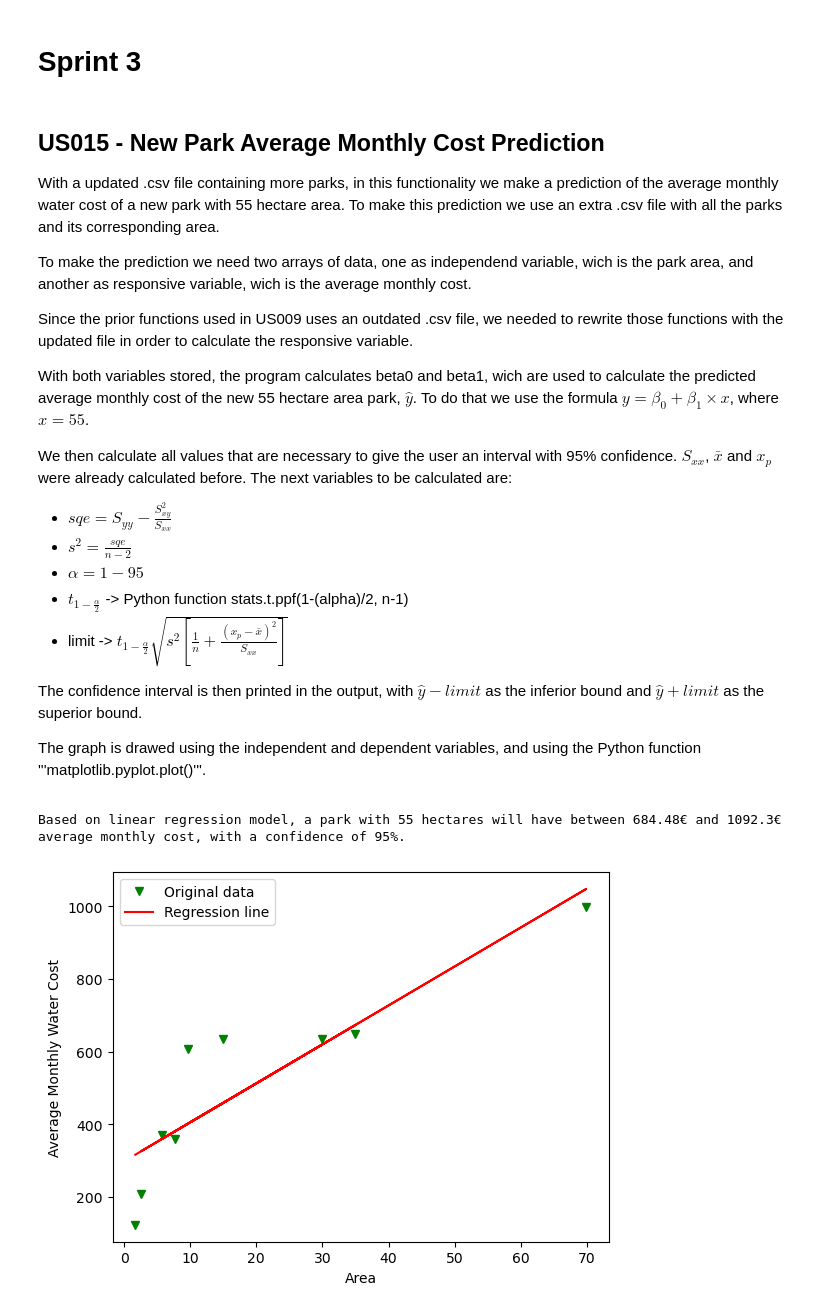
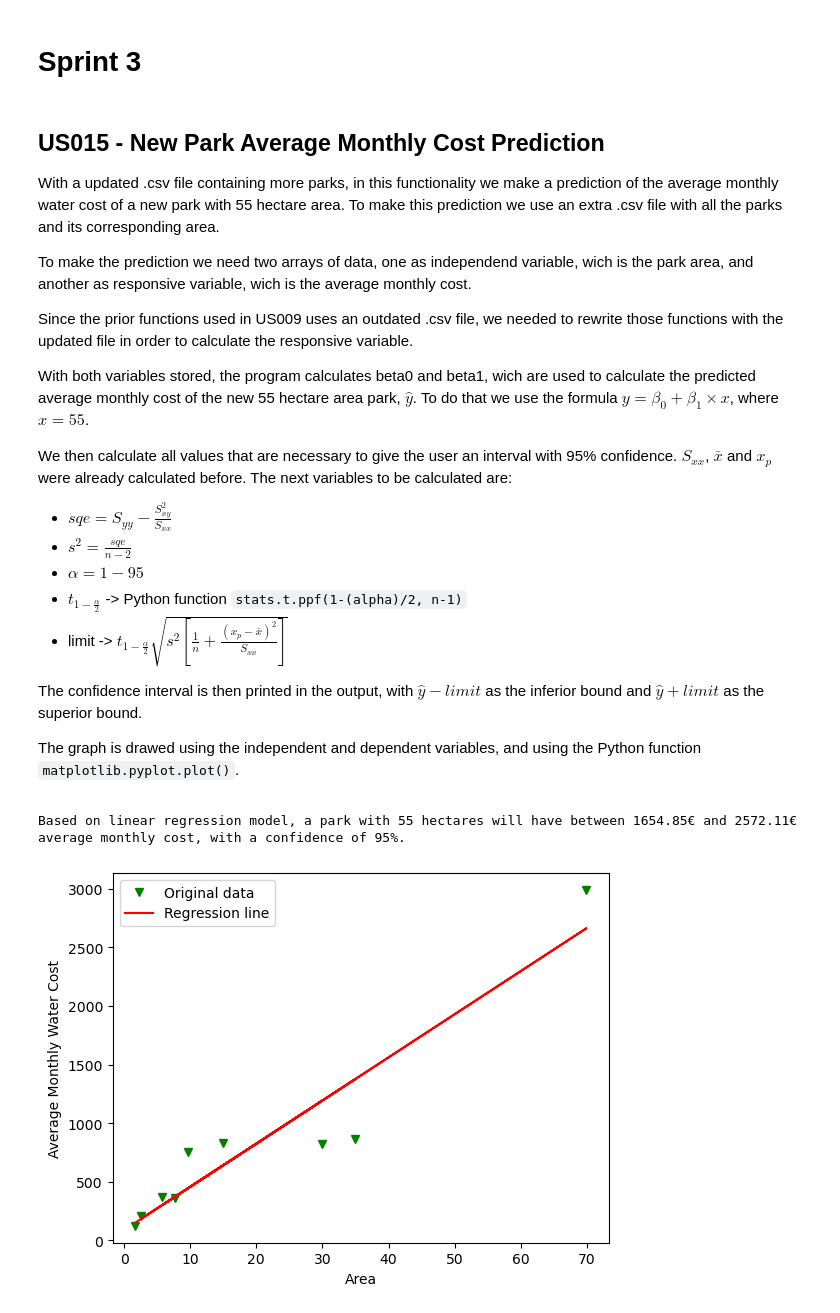
Before and after one commit to Departamento-de-Engenharia-Informatica/lei-24-s2-1dkl-g134, a Jupyter notebook: MATCP Deliverables/MATCP-US-Solutions.ipynb, the cells around one changed output. Drawn from its saved outputs; the diff is of its cells as text; code cells hidden in the pictures.

````diff
--- a/MATCP Deliverables/MATCP-US-Solutions.ipynb
+++ b/MATCP Deliverables/MATCP-US-Solutions.ipynb
@@ -296,13 +296,13 @@ We then calculate all values that are necessary to give the user an interval wit
 - $sqe = S_{yy} - \frac{S^{2}_{xy}}{S_{xx}}$
 - $s^{2} = \frac{sqe}{n-2}$
 - $\alpha = 1 - 95%$
-- $t_{1-\frac{\alpha}{2}}$ -> Python function stats.t.ppf(1-(alpha)/2, n-1)
+- $t_{1-\frac{\alpha}{2}}$ -> Python function ```stats.t.ppf(1-(alpha)/2, n-1)```
 - limit -> $t_{1-\frac{\alpha}{2}}\sqrt{s^{2}[\frac{1}{n}+\frac{(x_{p}-\bar{x})^{2}}{S_{xx}}]}$
 
 The confidence interval is then printed in the output, with $\hat{y} - limit$ as the inferior bound and $\hat{y} + limit$ as the superior bound.
 <br>
 
-The graph is drawed using the independent and dependent variables, and using the Python function '''matplotlib.pyplot.plot()'''.
+The graph is drawed using the independent and dependent variables, and using the Python function ```matplotlib.pyplot.plot()```.
 # %%
 waterConsumptionUpdatedDF = pandas.read_csv('water_consumption_updated.csv', delimiter=';', decimal=',')
 parkAreaDF = pandas.read_csv('Area.csv', delimiter=';',decimal=',')
@@ -321,7 +321,7 @@ def monthWaterCost(parkName, month, year):
         if(monthConsumption <= 1000):
                 return monthConsumption * 0.7
         else:
-                return (1000 * 0.7) + ((monthConsumption - 1000) * 0.7 * 0.15)#adding extra tax
+                return (1000 * 0.7) + (((monthConsumption - 1000) * 0.7) + (((monthConsumption - 1000) * 0.7) * 0.15))#adding extra tax
 
 def avarageMonthlyWaterCost(parkName, year):
         selectedParkData = waterConsumptionUpdatedDF.loc[(waterConsumptionUpdatedDF['Park'] == parkName) & (waterConsumptionUpdatedDF['Year'] == year)]
@@ -362,34 +362,34 @@ def predictBasedOnArea(area):
         return beta0 + (beta1*area)
 
 yPredict = predictBasedOnArea(xp)
 
 
 #Calculate confidence interval
 
 sqe = Syy - Sxy**2 / Sxx
 n = x.count()
 s2 = sqe / (n - 2)
 
 confidence = 0.95
 alpha = 1-confidence
 tPercentile = stats.t.ppf(1-(alpha)/2, n-1)
 
 lim = tPercentile * np.sqrt(s2 * ( (1/n) + ((xp - xMean)**2) / Sxx))
 
 #Draw graph with both original data and regression line
 
 model = stats.linregress(x, y)
 df = pandas.DataFrame(data={'x':x, 'y':y})
 plt.xlabel('Area'); plt.ylabel('Average Monthly Water Cost')
 plt.plot(df.x, df.y, 'gv', label='Original data')
 plt.plot(df.x, model.intercept + model.slope*df.x, 'r', label='Regression line')
 plt.legend()
 
 #Output predicted result
 
 print(f"Based on linear regression model, a park with 55 hectares will have between {round(yPredict - lim, 2)}€ and {round(yPredict + lim, 2)}€ average monthly cost, with a confidence of 95%.")
 # %% [output]
-Based on linear regression model, a park with 55 hectares will have between 684.48€ and 1092.3€ average monthly cost, with a confidence of 95%.
+Based on linear regression model, a park with 55 hectares will have between 1654.85€ and 2572.11€ average monthly cost, with a confidence of 95%.
-[figure, old version]
+[figure, new version]
 # %% [markdown]
 #### Conclusion
````
Also changed, not shown: parts of 5 cells of this notebook.
